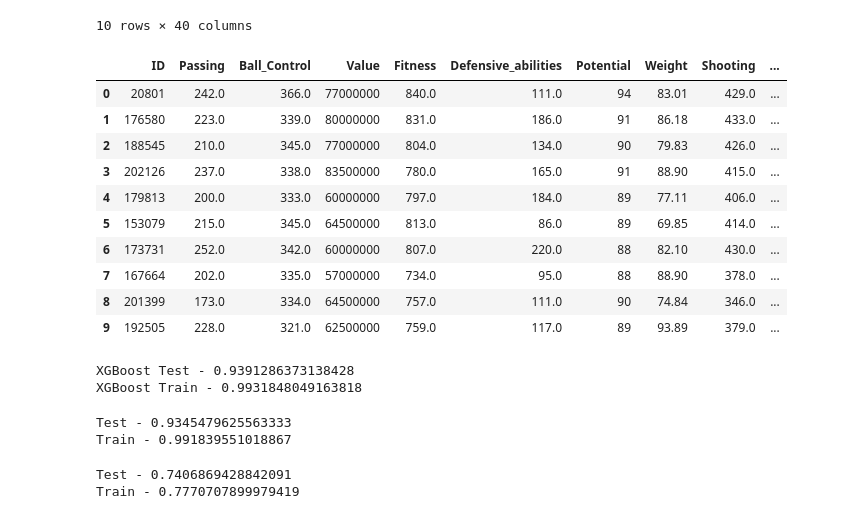
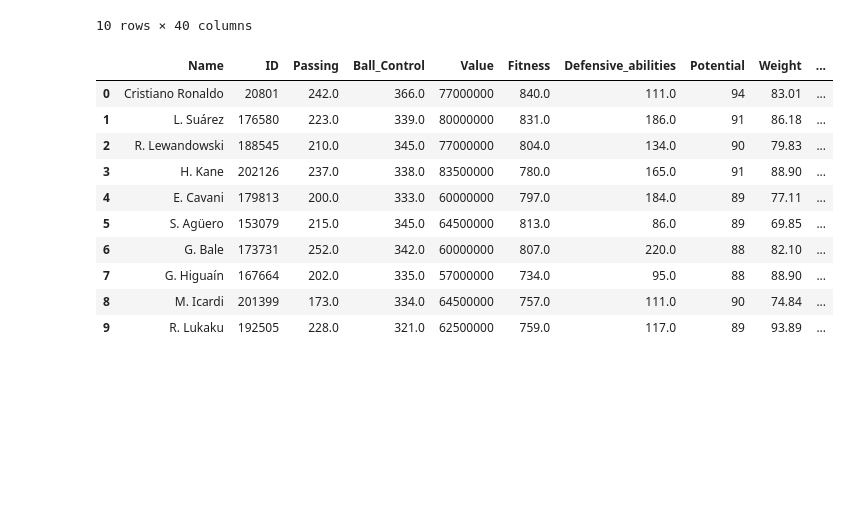
Before and after one commit to Vgoyal6809/Fifa, a Jupyter notebook: Stricker.ipynb, the cells around one changed output. Saved outputs shown, nothing was run; the diff lists cells and outputs as text; code cells hidden in the pictures; blank space fills up the shorter version.

```diff
--- a/Stricker.ipynb
+++ b/Stricker.ipynb
@@ -97,26 +97,26 @@ ST.head(10)
 # %%
 ST['Passing'] = ST['Crossing']  +ST['ShortPassing'] +ST['LongPassing']
 
 ST['Ball_Control'] =  ST['Dribbling']  +ST['BallControl'] +ST['Composure'] +ST['HeadingAccuracy']
 
 ST['Fitness'] = ST['Acceleration'] +ST['SprintSpeed'] +ST['Agility'] +ST['Reactions'] +ST['Balance'] +ST['Jumping'] +ST['Stamina'] +ST['Strength'] +ST['Aggression'] +ST['Vision']
 
 ST['Defensive_abilities'] =ST['Interceptions'] +ST['Marking']  +ST['StandingTackle']  +ST['SlidingTackle']
 
 ST['Shooting'] = ST['Curve'] +ST['FKAccuracy'] +ST['Finishing'] +ST['Penalties'] +ST['LongShots']
 
-ST = ST [['ID','Passing','Ball_Control','Value','Fitness','Defensive_abilities','Potential','Weight','Shooting','Age']]
+ST = ST [['Name','ID','Passing','Ball_Control','Value','Fitness','Defensive_abilities','Potential','Weight','Shooting','Age']]
 ST.head(10)
 # %% [output]
-|  | ID | Passing | Ball_Control | Value | Fitness | Defensive_abilities | Potential | Weight | Shooting | ... |
-| 0 | 20801 | 242.0 | 366.0 | 77000000 | 840.0 | 111.0 | 94 | 83.01 | 429.0 | ... |
-| 1 | 176580 | 223.0 | 339.0 | 80000000 | 831.0 | 186.0 | 91 | 86.18 | 433.0 | ... |
-| 2 | 188545 | 210.0 | 345.0 | 77000000 | 804.0 | 134.0 | 90 | 79.83 | 426.0 | ... |
-| 3 | 202126 | 237.0 | 338.0 | 83500000 | 780.0 | 165.0 | 91 | 88.90 | 415.0 | ... |
-| 4 | 179813 | 200.0 | 333.0 | 60000000 | 797.0 | 184.0 | 89 | 77.11 | 406.0 | ... |
-| 5 | 153079 | 215.0 | 345.0 | 64500000 | 813.0 | 86.0 | 89 | 69.85 | 414.0 | ... |
-| 6 | 173731 | 252.0 | 342.0 | 60000000 | 807.0 | 220.0 | 88 | 82.10 | 430.0 | ... |
-| 7 | 167664 | 202.0 | 335.0 | 57000000 | 734.0 | 95.0 | 88 | 88.90 | 378.0 | ... |
-| 8 | 201399 | 173.0 | 334.0 | 64500000 | 757.0 | 111.0 | 90 | 74.84 | 346.0 | ... |
-| 9 | 192505 | 228.0 | 321.0 | 62500000 | 759.0 | 117.0 | 89 | 93.89 | 379.0 | ... |
+|  | Name | ID | Passing | Ball_Control | Value | Fitness | Defensive_abilities | Potential | Weight | ... |
+| 0 | Cristiano Ronaldo | 20801 | 242.0 | 366.0 | 77000000 | 840.0 | 111.0 | 94 | 83.01 | ... |
+| 1 | L. Suárez | 176580 | 223.0 | 339.0 | 80000000 | 831.0 | 186.0 | 91 | 86.18 | ... |
+| 2 | R. Lewandowski | 188545 | 210.0 | 345.0 | 77000000 | 804.0 | 134.0 | 90 | 79.83 | ... |
+| 3 | H. Kane | 202126 | 237.0 | 338.0 | 83500000 | 780.0 | 165.0 | 91 | 88.90 | ... |
+| 4 | E. Cavani | 179813 | 200.0 | 333.0 | 60000000 | 797.0 | 184.0 | 89 | 77.11 | ... |
+| 5 | S. Agüero | 153079 | 215.0 | 345.0 | 64500000 | 813.0 | 86.0 | 89 | 69.85 | ... |
+| 6 | G. Bale | 173731 | 252.0 | 342.0 | 60000000 | 807.0 | 220.0 | 88 | 82.10 | ... |
+| 7 | G. Higuaín | 167664 | 202.0 | 335.0 | 57000000 | 734.0 | 95.0 | 88 | 88.90 | ... |
+| 8 | M. Icardi | 201399 | 173.0 | 334.0 | 64500000 | 757.0 | 111.0 | 90 | 74.84 | ... |
+| 9 | R. Lukaku | 192505 | 228.0 | 321.0 | 62500000 | 759.0 | 117.0 | 89 | 93.89 | ... |
 # %%
@@ -132,58 +127,3 @@ y = ST['Potential']
 
 # Now split the cleaned data into training and test sets
 x_train, x_test, y_train, y_test = train_test_split(x, y, test_size=0.25, random_state=42)
-# %%
-XGboost_model = xgb.XGBRegressor(objective ='reg:squarederror')
-
-# Hyperparameter grid
-param_grid = {
-    'n_estimators': [200],
-    'learning_rate': [0.05],
-    'max_depth': [ 7],
-    'subsample': [0.6],
-    'colsample_bytree': [1.0],
-    'reg_alpha': [ 0.1],
-    'reg_lambda': [ 1.5]
-}
-
-# Grid search with cross-validation
-grid_search = GridSearchCV(XGboost_model, param_grid, cv=5, scoring='r2', n_jobs=-1)
-grid_search.fit(x_train, y_train)
-
-# XGboost_model.fit(x_train, y_train)
-
-# Best model from grid search
-best_XGboost_model = grid_search.best_estimator_
-
-pred_XGboost_y_test=best_XGboost_model.predict(x_test)
-pred_XGboost_y_train=best_XGboost_model.predict(x_train)
-
-print(f'XGBoost Test - {r2_score(y_test,pred_XGboost_y_test)}')
-print(f'XGBoost Train - {r2_score(y_train,pred_XGboost_y_train)}')
-# %% [output]
-XGBoost Test - 0.9391286373138428
-XGBoost Train - 0.9931848049163818
-# %%
-RandomForest_Model = RandomForestRegressor()
-RandomForest_Model.fit(x_train , y_train)
-
-pred_RandomForest_y_test=RandomForest_Model.predict(x_test)
-pred_RandomForest_y_train=RandomForest_Model.predict(x_train)
-
-print(f'Test - {r2_score(y_test,pred_RandomForest_y_test)}')
-print(f'Train - {r2_score(y_train,pred_RandomForest_y_train)}')
-# %% [output]
-Test - 0.9345479625563333
-Train - 0.991839551018867
-# %%
-Ridge_Model = Ridge()
-Ridge_Model.fit(x_train, y_train)
-
-pred_Ridge_y_test=Ridge_Model.predict(x_test)
-pred_Ridge_y_train=Ridge_Model.predict(x_train)
-
-print(f'Test - {r2_score(y_test,pred_Ridge_y_test)}')
-print(f'Train - {r2_score(y_train,pred_Ridge_y_train)}')
-# %% [output]
-Test - 0.7406869428842091
-Train - 0.7770707899979419
```
Also changed, not shown: parts of 6 cells of this notebook, 1 other file.
